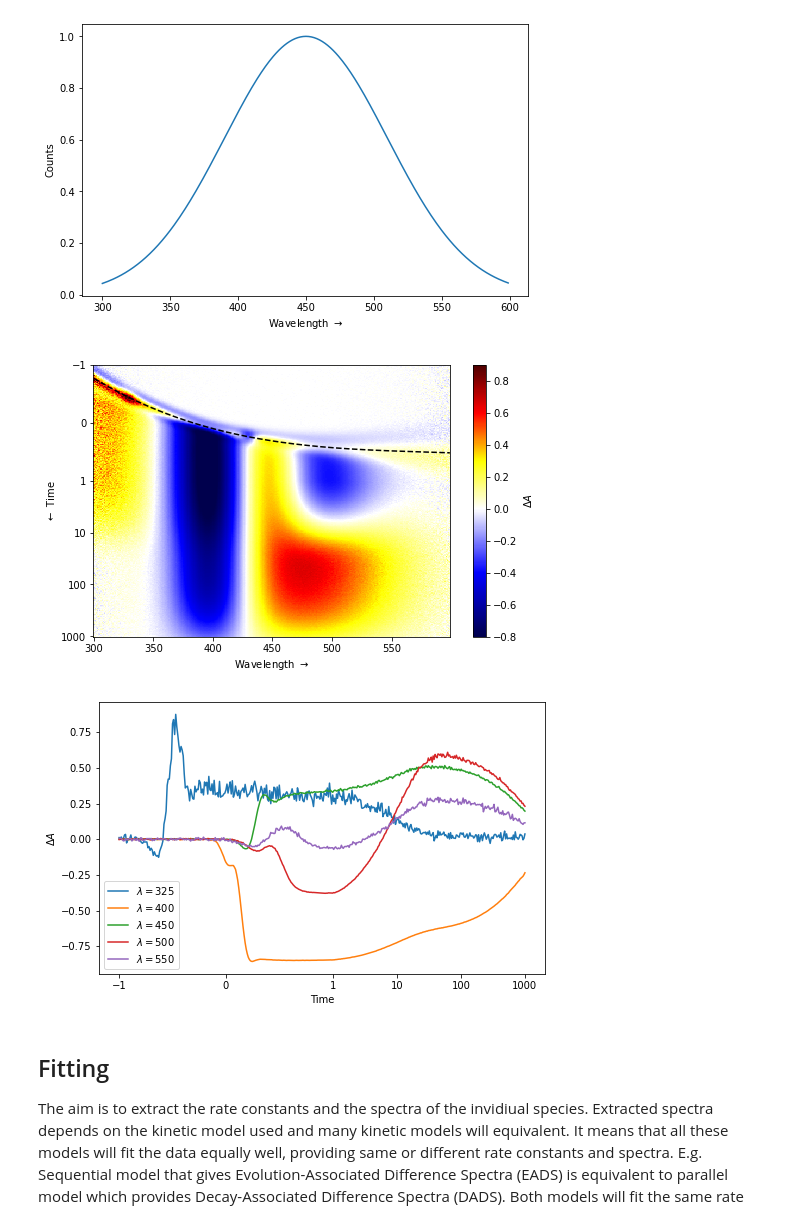
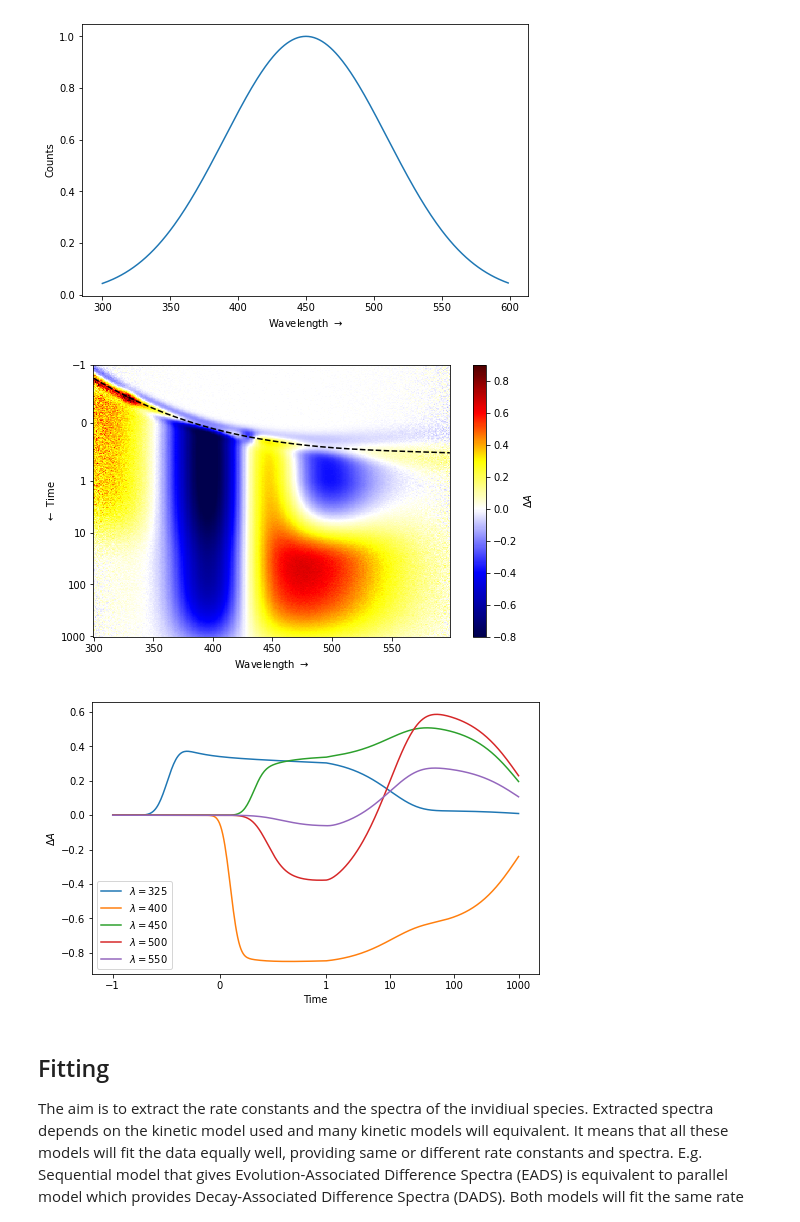
Before and after one commit to dmadea/Jupyter-Tutorials, a Jupyter notebook: Femto + LDM/Femto tutorial.ipynb, the cells around one changed output. Cells and saved outputs as stored; diff of their text form; code cells hidden in the pictures.

```diff
--- a/Femto + LDM/Femto tutorial.ipynb
+++ b/Femto + LDM/Femto tutorial.ipynb
@@ -421,8 +501,23 @@ plt.show()
 [figure]
 # %%
 # we need to modify the function for simulation of concentration profiles
-def simulate_C(t, K, j, fwhm=0, mu=None):
-    """t - times, K - transfer matrix, j - initial population vector, fwhm - full width at half maximum"""
+def simulate_C(t: np.ndarray, K: np.ndarray, j: np.ndarray,
+               fwhm: Union[int, float, np.ndarray] = 0, mu: Union[None, np.ndarray] = None) -> np.ndarray:
+    """Simulates the concentration profiles for a given transfer matrix.
+
+    Parameters
+    ----------
+    t :
+        Time points.
+    K :
+        Transfer matrix.
+    j :
+        Initial population vector.
+    fwhm :
+        Full Width at Half Maximum. Number or a vector.
+    mu :
+        Array describing the chirp.
+    """
 
     Lambda, U = eig(K)  # get eigenvalues and eigenvectors of K
     U_inv = inv(U)  # calculate the inverse of U
@@ -451,7 +546,7 @@ C = simulate_C(times, K, j, fwhm, mu)
 D = np.matmul(C, S[..., None]).squeeze().T  # batched matrix vector multiply
 
 plot_matrix(times, wavelengths, D, mu) # for fwhm = 0.2
-plot_traces(wavelengths, times, D)
+plot_traces(times, wavelengths, D)
 # %% [output]
 [figure]
 [figure]
@@ -507,7 +602,21 @@ $$\sigma = \frac{\Delta}{2\sqrt{2\ln 2}}$$
 
 For details, follow K. Ekvall, P. van der Meulen, C. Dhollande, L.E. Berg, S. Pommeret, R. Naskrecki and J.C. Mialocq, *J. Appl. Phys.* 87 (5), 2340–2352 (**2000**). https://doi.org/10.1063/1.372185
 # %%
-def gaussian_derivatives(t, fwhm: [int, float, np.ndarray] = 0.2, mu: [int, float, np.ndarray] = 0, normalized=False):
+def gaussian_derivatives(t: np.ndarray, fwhm: Union[int, float, np.ndarray] = 0.2,
+                         mu: Union[int, float, np.ndarray] = 0, normalized: bool = False) -> np.ndarray:
+    """Simulates the Gaussian and its first four derivatives.
+
+    Parameters
+    ----------
+    t :
+        Time points.
+    fwhm :
+        Full Width at Half Maximum. Number or a vector.
+    mu :
+        Array describing the chirp.
+    normalized:
+        If True, Gaussian functions and its derivatives will be normalized to its maximal value.
+    """
     s = fwhm / (2 * np.sqrt(2 * np.log(2)))  # calculate sigma from fwhm
 
     if isinstance(mu, np.ndarray):
@@ -521,16 +630,16 @@ def gaussian_derivatives(t, fwhm: [int, float, np.ndarray] = 0.2, mu: [int, floa
     tt2 = tt * tt  # (t - mu) ^ 2
     s2 = s * s     # square of sigma
 
-    g = np.exp(-0.5 * tt2 / s2) / (s * np.sqrt(2 * np.pi))  # gaussian
+    g = np.exp(-0.5 * tt2 / s2) / (s * np.sqrt(2 * np.pi))  # Gaussian
 
-    g_derivs = np.tile(g, [4] + tt.ndim * [1])
+    g_derivs = np.tile(g, [4] + tt.ndim * [1])  # duplicate the data
 
     g_derivs[1] *= -tt / s2                                           # first derivative
     g_derivs[2] *= ( tt2 / (s2 * s2) - 1 / s2 )                       # second derivative
     g_derivs[3] *= ( tt2 * tt / (s2 * s2 * s2) - 3 * tt / (s2 * s2))  # third derivative
 
     if normalized:
-        g_derivs /= g_derivs.max(axis=-1, keepdims=True)
+        g_derivs /= g_derivs.max(axis=-1, keepdims=True)  # normalize the data
 
     return g_derivs
 
@@ -605,16 +714,16 @@ plt.show()
 # %%
 T = 10 ** (-D_full)  # calculate change of transmittance
 I = white * T  # intensity of light after pump
 I_noise = np.random.normal(I, scale=0.004)  # addition of gaussian noise
 
 # recalculate to differential absorbtion, if noise is too high, it can result in < 0 transmittance therefore giving nan values as absorbances
 D_noise = -np.log10(I_noise/white)
 
 plot_matrix(times, wavelengths, D_noise, mu, zlim=(-0.8, 0.9))
-plot_traces(wavelengths, times, D_noise)
+plot_traces(times, wavelengths, D)
 # %% [output]
-[figure, old version]
+[figure, new version]
-[figure, old version]
+[figure, new version]
 # %% [markdown]
 ## Fitting
 
```
Also changed, not shown: parts of 9 cells of this notebook.
